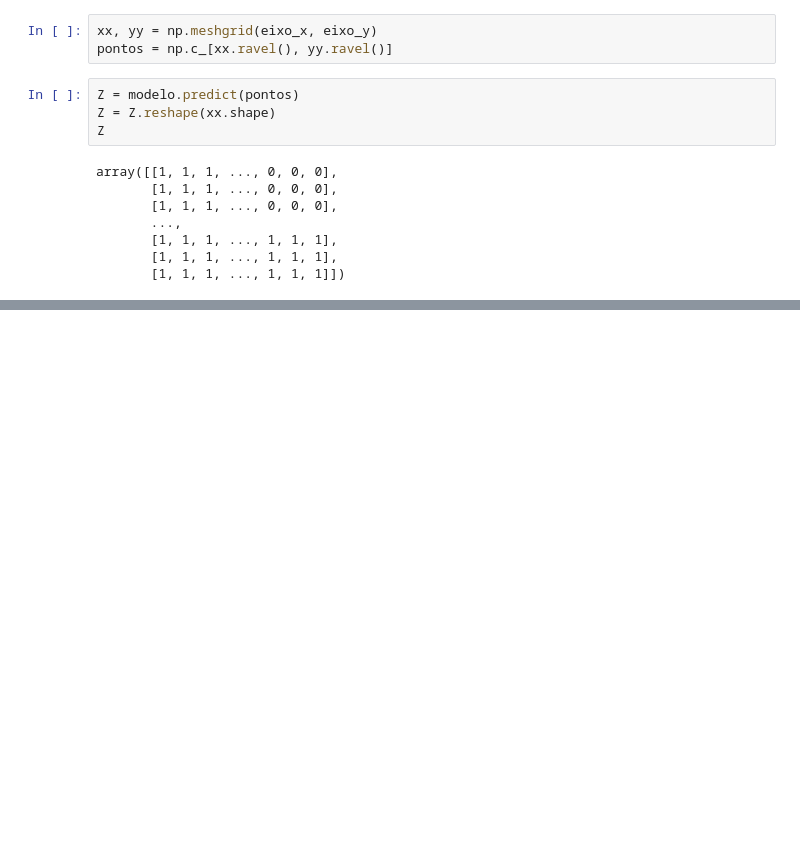
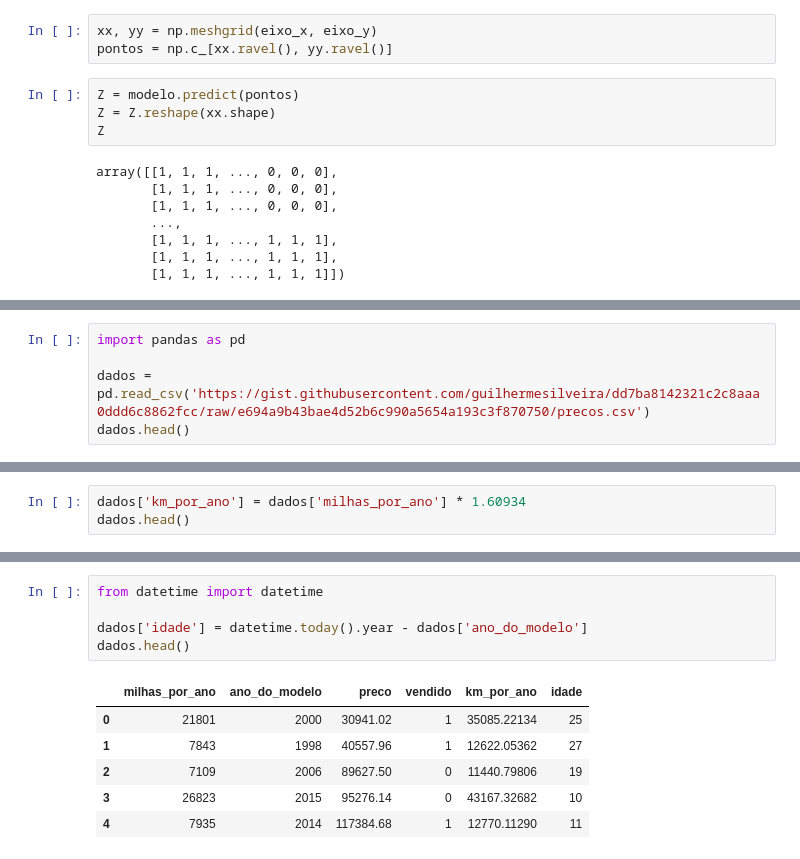
Before and after one commit to Ygor-Amaro/Alura---Machine-Learning-na-pr-tica-fundamentos-e-aplica-es, a Jupyter notebook: Curso_de_Machine_Learning_classificação_com_SKLearn.ipynb, the cells around one changed output, grey strips where cells are left out. Drawn from its saved outputs; the diff is of its cells as text; blank space fills up the shorter version.

```diff
--- a/Curso_de_Machine_Learning_classificação_com_SKLearn.ipynb
+++ b/Curso_de_Machine_Learning_classificação_com_SKLearn.ipynb
@@ -345,0 +465,5 @@ plt.scatter(teste_x['horas_esperadas'], teste_x['preco'], c=teste_y, s=1)
+# %%
+import pandas as pd
+
+dados = pd.read_csv('https://gist.githubusercontent.com/guilhermesilveira/dd7ba8142321c2c8aaa0ddd6c8862fcc/raw/e694a9b43bae4d52b6c990a5654a193c3f870750/precos.csv')
+dados.head()
@@ -345,0 +477,3 @@ plt.scatter(teste_x['horas_esperadas'], teste_x['preco'], c=teste_y, s=1)
+# %%
+dados['km_por_ano'] = dados['milhas_por_ano'] * 1.60934
+dados.head()
@@ -345,0 +487,12 @@ plt.scatter(teste_x['horas_esperadas'], teste_x['preco'], c=teste_y, s=1)
+# %%
+from datetime import datetime
+
+dados['idade'] = datetime.today().year - dados['ano_do_modelo']
+dados.head()
+# %% [output]
+|  | milhas_por_ano | ano_do_modelo | preco | vendido | km_por_ano | idade |
+| 0 | 21801 | 2000 | 30941.02 | 1 | 35085.22134 | 25 |
+| 1 | 7843 | 1998 | 40557.96 | 1 | 12622.05362 | 27 |
+| 2 | 7109 | 2006 | 89627.50 | 0 | 11440.79806 | 19 |
+| 3 | 26823 | 2015 | 95276.14 | 0 | 43167.32682 | 10 |
+| 4 | 7935 | 2014 | 117384.68 | 1 | 12770.11290 | 11 |
```
Also changed, not shown: parts of 24 cells of this notebook.
